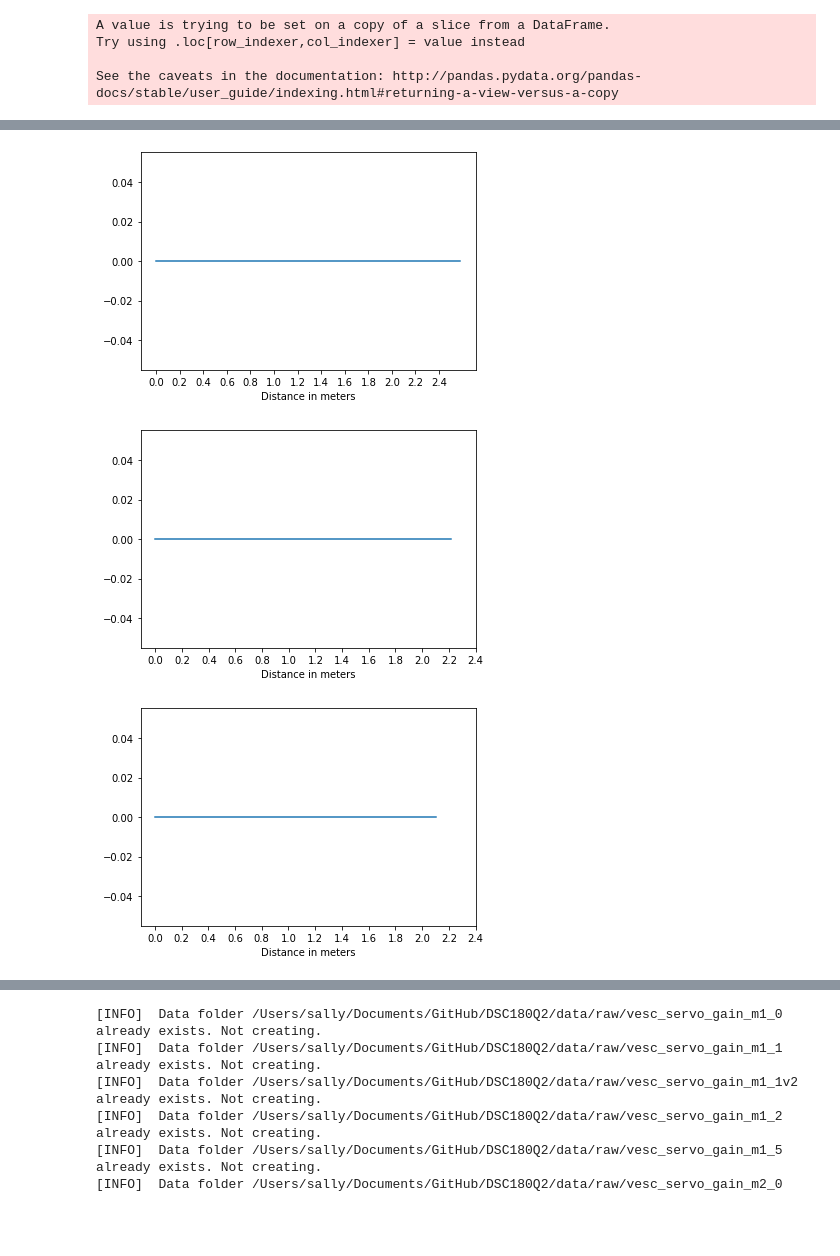
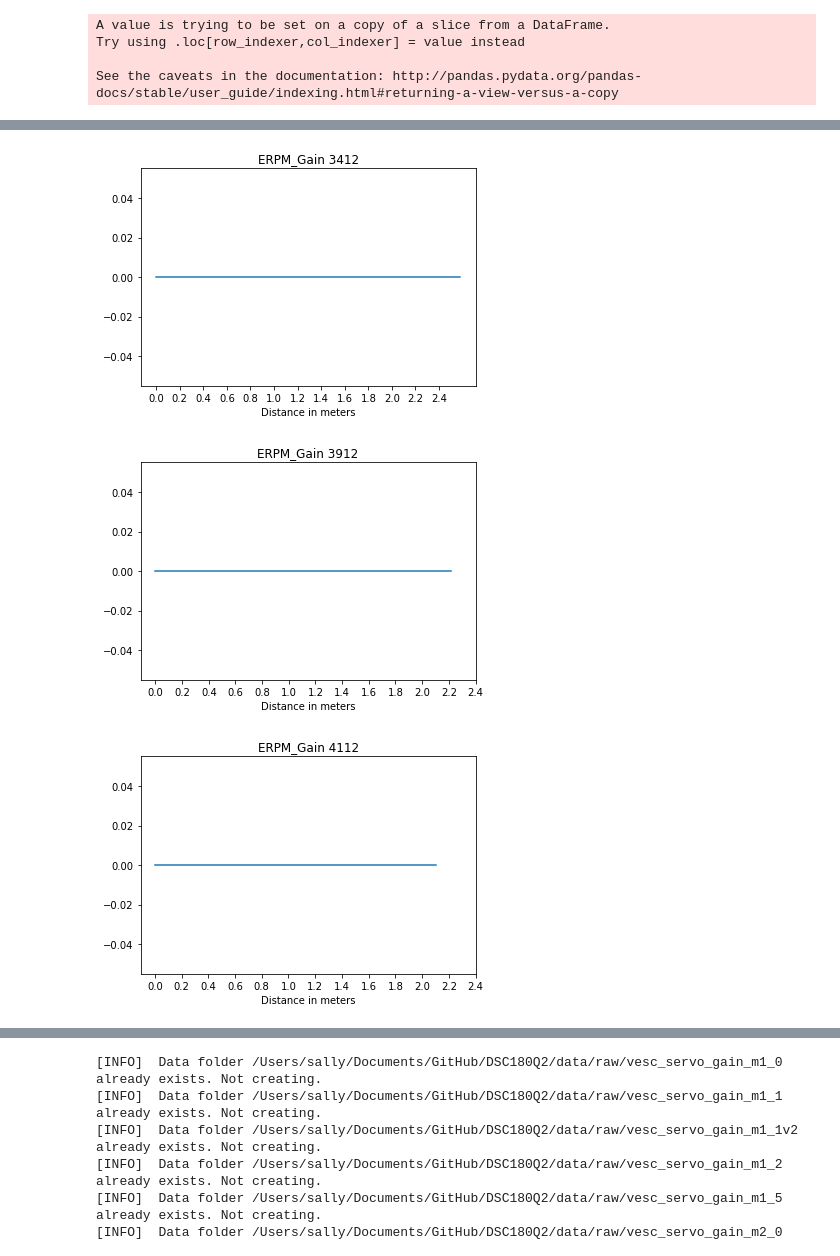
Before and after one commit to SallyPoon/DSC180Q2, a Jupyter notebook: notebooks/Odom graphs.ipynb, the cells around one changed output, grey strips where cells are left out. Saved outputs shown, nothing was run; the diff lists cells and outputs as text; code cells hidden in the pictures; blank space fills up the shorter version.

```diff
--- a/notebooks/Odom graphs.ipynb
+++ b/notebooks/Odom graphs.ipynb
@@ -167,27 +171,30 @@ Extracted .bag data and written to destination successfully
 # %%
 plt.figure()
 plt.plot(df_odom_3412['pose.pose.position.x'], [0] * len(df_odom_3412))
 plt.xlabel('Distance in meters')
+plt.title("ERPM_Gain 3412")
 plt.xticks(np.arange(0, 2.5 ,0.2))
 plt.show()
 # %% [output]
-[figure, old version]
+[figure, new version]
 # %%
 plt.figure()
 plt.plot(df_odom_3912['pose.pose.position.x'], [0] * len(df_odom_3912))
 plt.xlabel('Distance in meters')
+plt.title("ERPM_Gain 3912")
 plt.xticks(np.arange(0, 2.5 ,0.2))
 plt.show()
 # %% [output]
-[figure, old version]
+[figure, new version]
 # %%
 plt.figure()
 plt.plot(df_odom_4112['pose.pose.position.x'], [0] * len(df_odom_4112))
 plt.xlabel('Distance in meters')
+plt.title("ERPM_Gain 4112")
 plt.xticks(np.arange(0, 2.5 ,0.2))
 plt.show()
 # %% [output]
-[figure, old version]
+[figure, new version]
 # %%
 plt.figure()
 plt.plot(df_odom_4612['pose.pose.position.x'], [0] * len(df_odom_4612))
```
Also changed, not shown: parts of 27 cells of this notebook.
